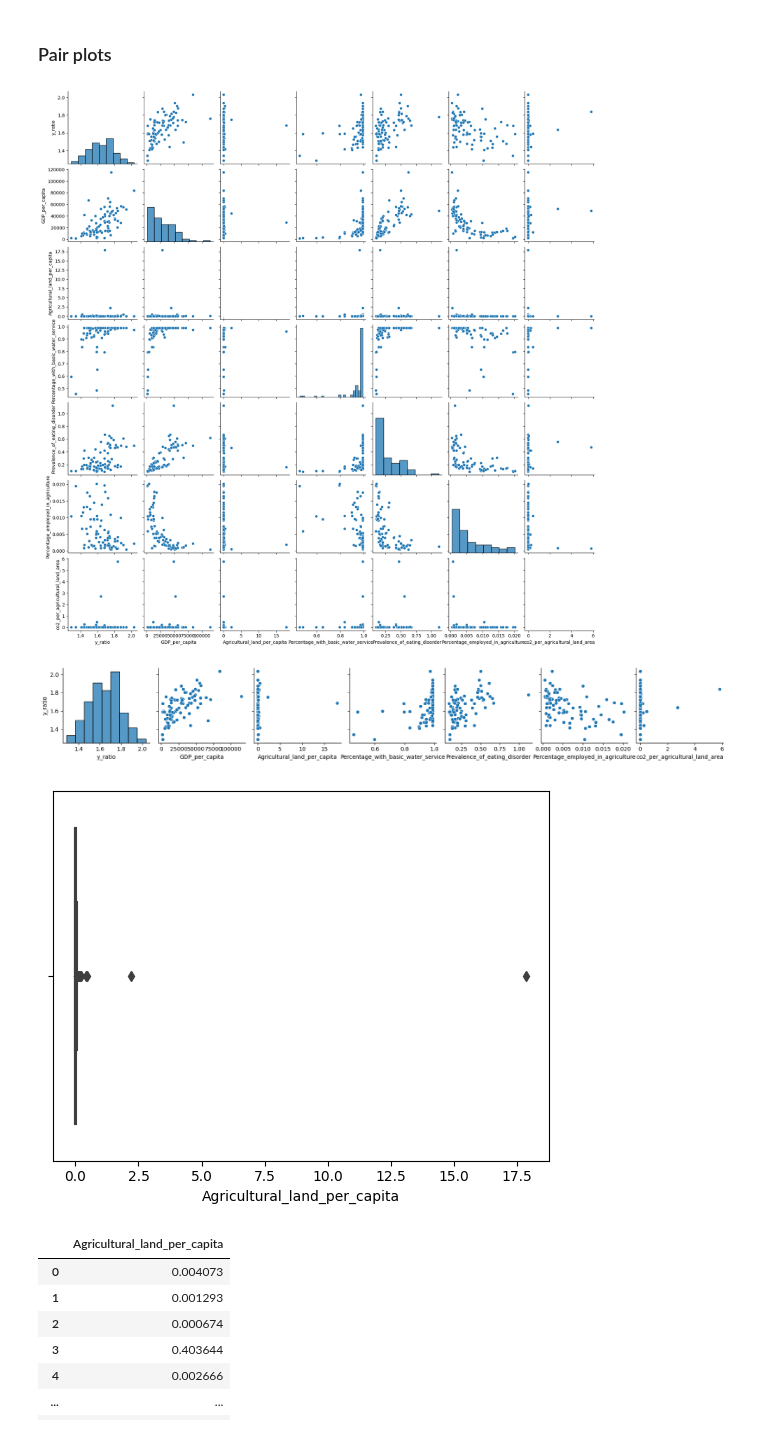
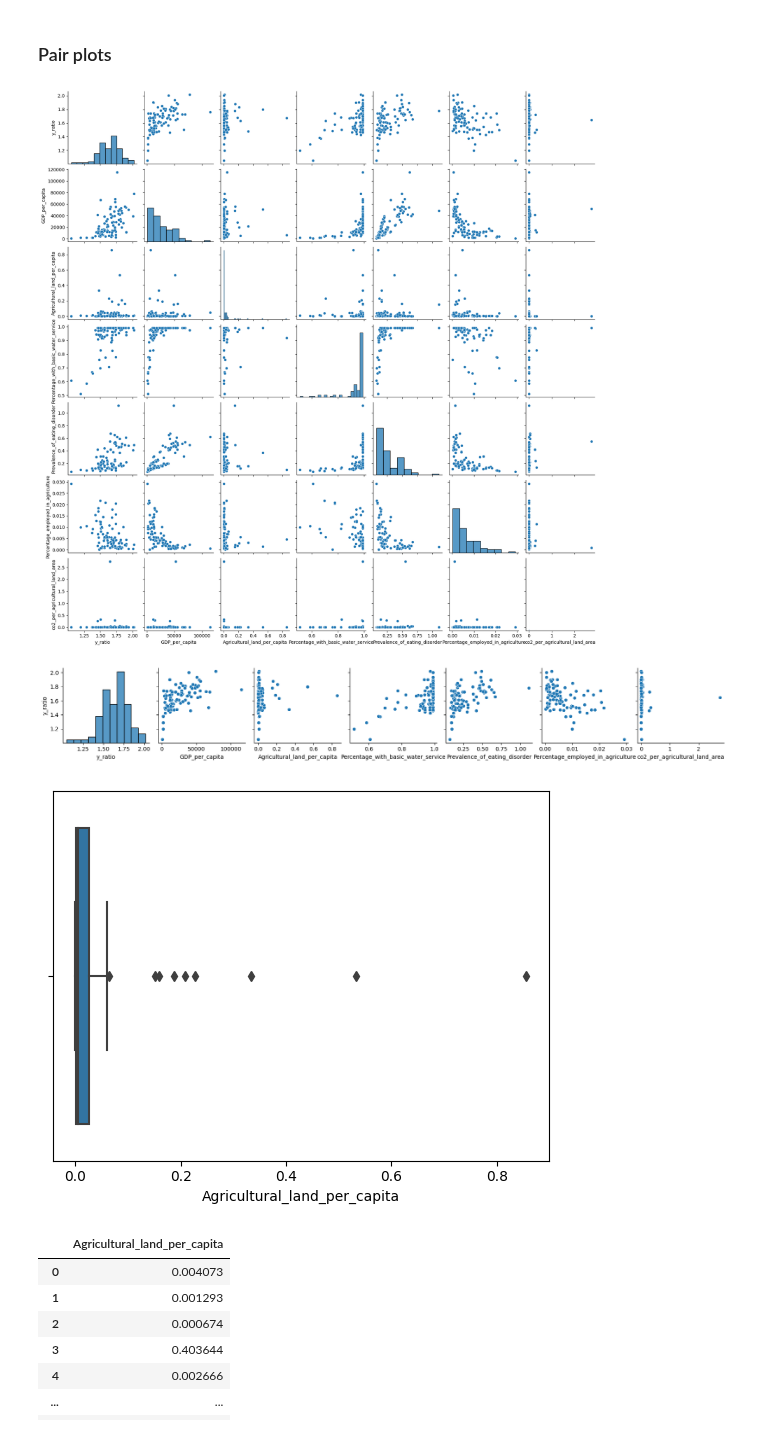
Before and after one commit to tanjoash/2D_data_driven_world, a Jupyter notebook: 2dwork/2D DDW.ipynb, the cells around one changed output. Drawn from its saved outputs; the diff is of its cells as text; code cells hidden in the pictures.

```diff
--- a/2dwork/2D DDW.ipynb
+++ b/2dwork/2D DDW.ipynb
@@ -246,10 +246,10 @@ df_eating_disorder_countries = df2018_eating_disorder.Country.unique()
 # %%
 df_employment = pd.read_csv("DDW_Employment In Agriculture.csv")
 df_employment = df_employment[df_employment["Value"].notna()]
-df2018_employement = df_employment[(df_employment["Year"] == 2018)]
-df2018_employement = df2018_employement[["Year", "Area", "Value"]]
-df2018_employement = df2018_employement.rename(columns = {"Area": "Country", "Value":"Number_employed_in_agriculture"})
-df2018_employement = df2018_employement.reset_index(drop=True)
-df2018_employement
+df2017_employement = df_employment[(df_employment["Year"] == 2017)]
+df2017_employement = df2017_employement[["Year", "Area", "Value"]]
+df2017_employement = df2017_employement.rename(columns = {"Area": "Country", "Value":"Number_employed_in_agriculture"})
+df2017_employement = df2017_employement.reset_index(drop=True)
+df2017_employement
 # %% [output]
 |  | Year | Country | Number_employed_in_agriculture |
@@ -268,7 +268,7 @@ df2018_employement
 # %% [markdown]
 #### Getting unique countries for population employed
 # %%
-df_employment_countries = df2018_employement.Country.unique()
+df_employment_countries = df2017_employement.Country.unique()
 # %% [markdown]
 ### Create list of common countries
 # %%
@@ -388,23 +388,23 @@ df2018_co2_per_land
 # %% [markdown]
 ### Filtering the rest of the dataframes needed based on the list of common countries
 # %%
-df2018_GDP = df2018_GDP[df2018_GDP["Country"].isin(countries)]
-df2018_GDP = df2018_GDP.reset_index(drop=True)
-df2018_water = df2018_water[df2018_water["Country"].isin(countries)]
-df2018_water = df2018_water.reset_index(drop=True)
-df2018_eating_disorder = df2018_eating_disorder[df2018_eating_disorder["Country"].isin(countries)]
-df2018_eating_disorder = df2018_eating_disorder.reset_index(drop=True)
+df2017_GDP = df2017_GDP[df2017_GDP["Country"].isin(countries)]
+df2017_GDP = df2017_GDP.reset_index(drop=True)
+df2017_water = df2017_water[df2017_water["Country"].isin(countries)]
+df2017_water = df2017_water.reset_index(drop=True)
+df2017_eating_disorder = df2017_eating_disorder[df2017_eating_disorder["Country"].isin(countries)]
+df2017_eating_disorder = df2017_eating_disorder.reset_index(drop=True)
 # %% [markdown]
 ### Combining all the variables into 1 data frame, filtering the data based on the countries available in countries list
 # %%
-df2018_combined = df2018_y_value.loc[:, ["Country", "y_ratio"]]
-df2018_combined["GDP_per_capita"] = df2018_GDP.loc[:, "GDP_per_capita"]
-df2018_combined["Agricultural_land_per_capita"] = df2018_agriculture_per_pop.loc[:, "Agricultural_Land_Per_Capita"]
-df2018_combined["Percentage_with_basic_water_service"] = df2018_water.loc[:, "Percentage_with_basic_water_service"]
-df2018_combined["Prevalence_of_eating_disorder"] = df2018_eating_disorder.loc[:, "Prevalence_of_eating_disorder"]
-df2018_combined["Percentage_employed_in_agriculture"] = df2018_percentage_employed.loc[:, "Percentage_Employed_In_Agriculture"]
-df2018_combined["co2_per_agricultural_land_area"] = df2018_co2_per_land.loc[:, "co2_per_agricultural_land_area"]
-df2018_combined = df2018_combined.reset_index(drop=True)
-df2018_combined
+df2017_combined = df2017_y_value.loc[:, ["Country", "y_ratio"]]
+df2017_combined["GDP_per_capita"] = df2017_GDP.loc[:, "GDP_per_capita"]
+df2017_combined["Agricultural_land_per_capita"] = df2017_agriculture_per_pop.loc[:, "Agricultural_Land_Per_Capita"]
+df2017_combined["Percentage_with_basic_water_service"] = df2017_water.loc[:, "Percentage_with_basic_water_service"]
+df2017_combined["Prevalence_of_eating_disorder"] = df2017_eating_disorder.loc[:, "Prevalence_of_eating_disorder"]
+df2017_combined["Percentage_employed_in_agriculture"] = df2017_percentage_employed.loc[:, "Percentage_Employed_In_Agriculture"]
+df2017_combined["co2_per_agricultural_land_area"] = df2017_co2_per_land.loc[:, "co2_per_agricultural_land_area"]
+df2017_combined = df2017_combined.reset_index(drop=True)
+df2017_combined
 # %% [output]
 |  | Country | y_ratio | GDP_per_capita | Agricultural_land_per_capita | Percentage_with_basic_water_service | Prevalence_of_eating_disorder | ... |
@@ -425,17 +425,17 @@ df2018_combined.to_csv("df2018_combined_v1.csv")
 # %% [markdown]
 ### Pair plots
 # %%
-myplot = sns.pairplot(data=df2018_combined)
+myplot = sns.pairplot(data=df2017_combined)
 # %% [output]
-[figure, old version]
+[figure, new version]
 # %%
-myplot = sns.pairplot(y_vars = "y_ratio", data=df2018_combined)
+myplot = sns.pairplot(y_vars = "y_ratio", data=df2017_combined)
 # %% [output]
-[figure, old version]
+[figure, new version]
 # %%
-myplot = sns.boxplot(x = 'Agricultural_land_per_capita', data = df2018_combined)
+myplot = sns.boxplot(x = 'Agricultural_land_per_capita', data = df2017_combined)
 # %% [output]
-[figure, old version]
+[figure, new version]
 # %%
 df[np.abs(df.Data-df.Data.mean()) <= (3*df.Data.std())]
 # keep only the ones that are within +3 to -3 standard deviations in the column 'Data'.
```
Also changed, not shown: parts of 24 cells of this notebook, 1 other file.
